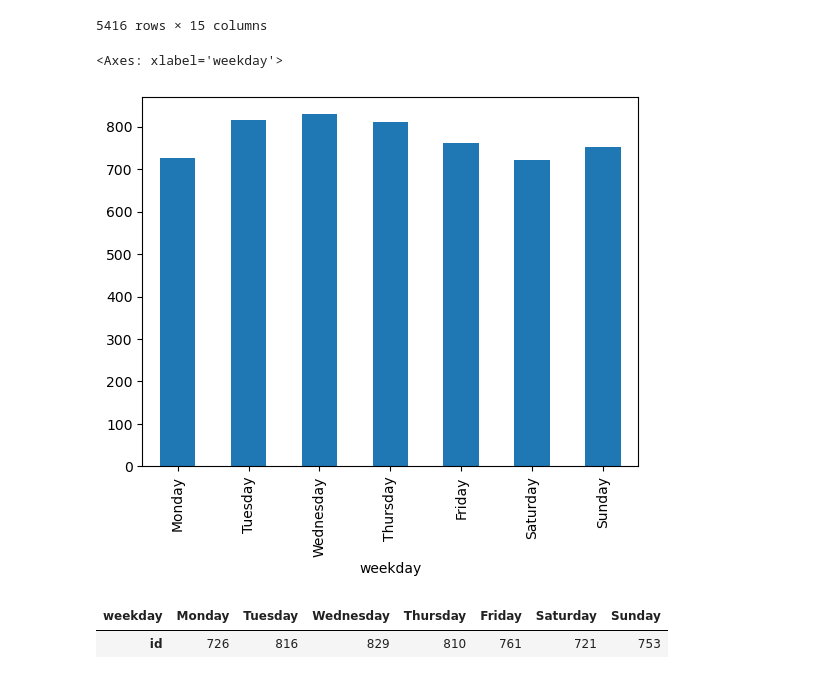
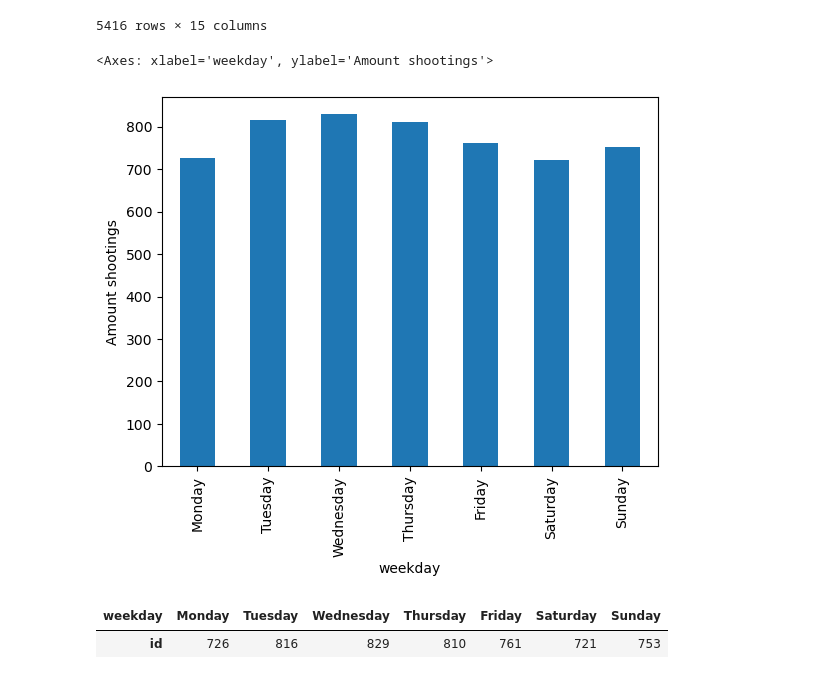
Before and after one commit to michalkaczmarek1/task2-pandas, a Jupyter notebook: zadanie2-pandas.ipynb, the cells around one changed output. Drawn from its saved outputs; the diff is of its cells as text; code cells hidden in the pictures.

```diff
--- a/zadanie2-pandas.ipynb
+++ b/zadanie2-pandas.ipynb
@@ -123,10 +92,10 @@ df
 5416 rows × 15 columns
 # %%
 df_weekday_shootings = df.pivot_table(values='id', columns='weekday', aggfunc=len)
-df_weekday_shootings.iloc[0].plot.bar()
+df_weekday_shootings.iloc[0].plot(xlabel='weekday', ylabel='Amount shootings', kind='bar')
 # %% [output]
-<Axes: xlabel='weekday'>
+<Axes: xlabel='weekday', ylabel='Amount shootings'>
-[figure, old version]
+[figure, new version]
 # %%
 df_weekday_shootings
 # %% [output]
```
Also changed, not shown: parts of 10 cells of this notebook.
